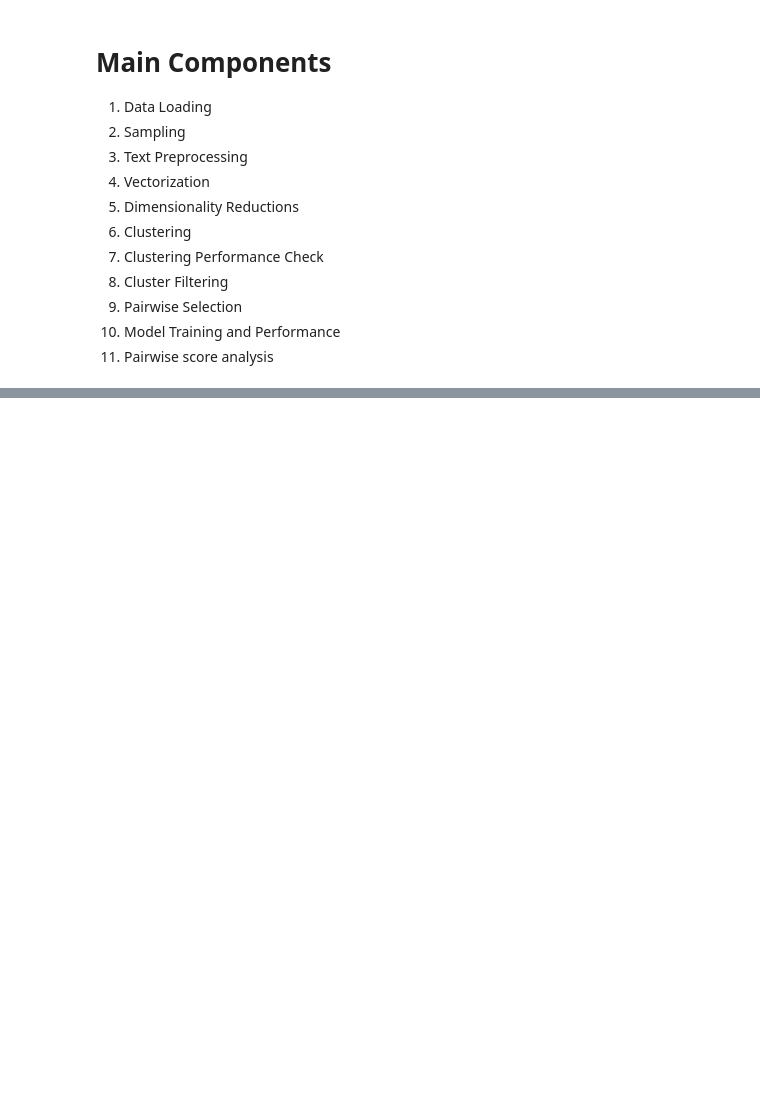
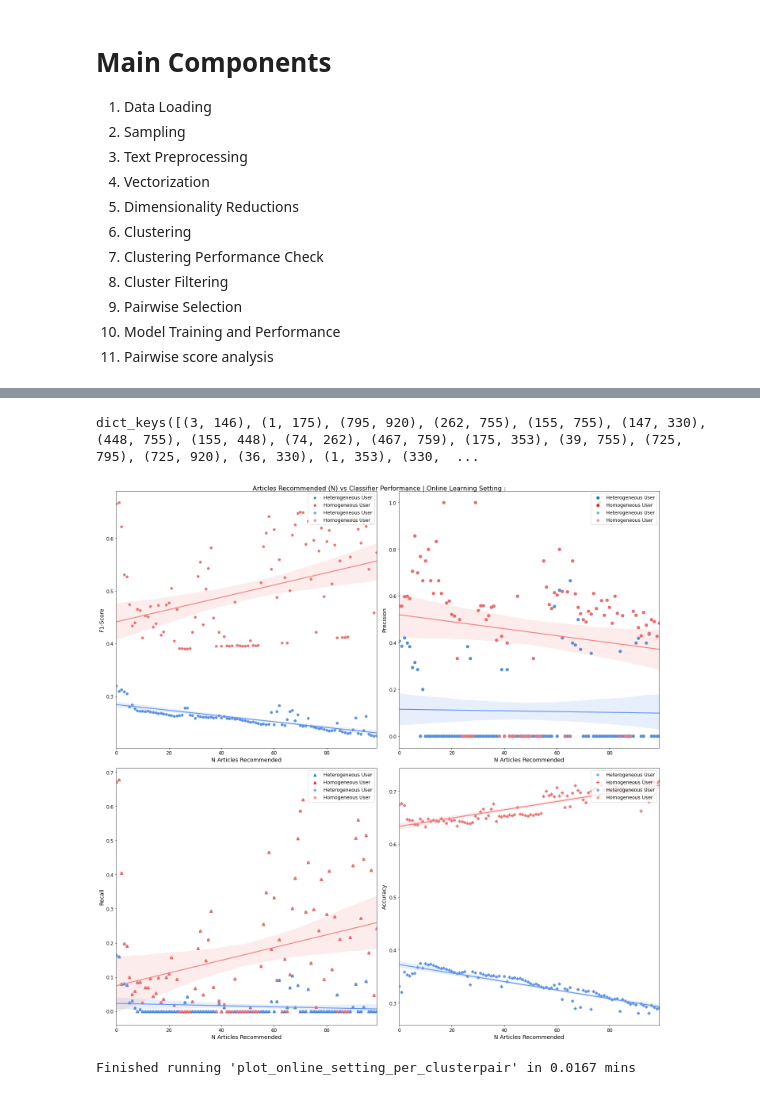
Before and after one commit to karthikshivaram24/Combatting-partisan-homogenization, a Jupyter notebook: Baseline_Analysis.ipynb, the cells around one changed output, grey strips where cells are left out. Saved outputs shown, nothing was run; the diff lists cells and outputs as text; code cells hidden in the pictures; blank space fills up the shorter version.

Commit message:
updated Baseline_Analysis with online learning setting

```diff
--- a/Baseline_Analysis.ipynb
+++ b/Baseline_Analysis.ipynb
@@ -724,0 +895,7 @@ Finished running 'plot_sim_vs_score_all_users' in 0.0089 mins
+# %%
+hetero_scores = run_online_setting(X=reduced_vectors,
+                                   cluster_2_doc_map=doc_2_cluster_map,
+                                   df=sampled_df,
+                                   cluster_pairs=top100,
+                                   cosine_mat=cluster_pair_dist_mat,
+                                   user_type="Heterogeneous")
@@ -724,0 +920,7 @@ Finished running 'plot_sim_vs_score_all_users' in 0.0089 mins
+# %%
+homo_scores =  run_online_setting(X=reduced_vectors,
+                                   cluster_2_doc_map=doc_2_cluster_map,
+                                   df=sampled_df,
+                                   cluster_pairs=top100,
+                                   cosine_mat=cluster_pair_dist_mat,
+                                   user_type="Homogeneous")
@@ -724,0 +945,9 @@ Finished running 'plot_sim_vs_score_all_users' in 0.0089 mins
+# %%
+hetero_scores.keys()
+# %% [output]
+dict_keys([(3, 146), (1, 175), (795, 920), (262, 755), (155, 755), (147, 330), (448, 755), (155, 448), (74, 262), (467, 759), (175, 353), (39, 755), (725, 795), (725, 920), (36, 330), (1, 353), (330,  ...
+# %%
+plot_online_setting_per_clusterpair(homo_scores[(3,146)],hetero_scores[(3,146)])
+# %% [output]
+[figure, added]
+Finished running 'plot_online_setting_per_clusterpair' in 0.0167 mins
```
Also changed, not shown: parts of 16 cells of this notebook, 2 other files.
